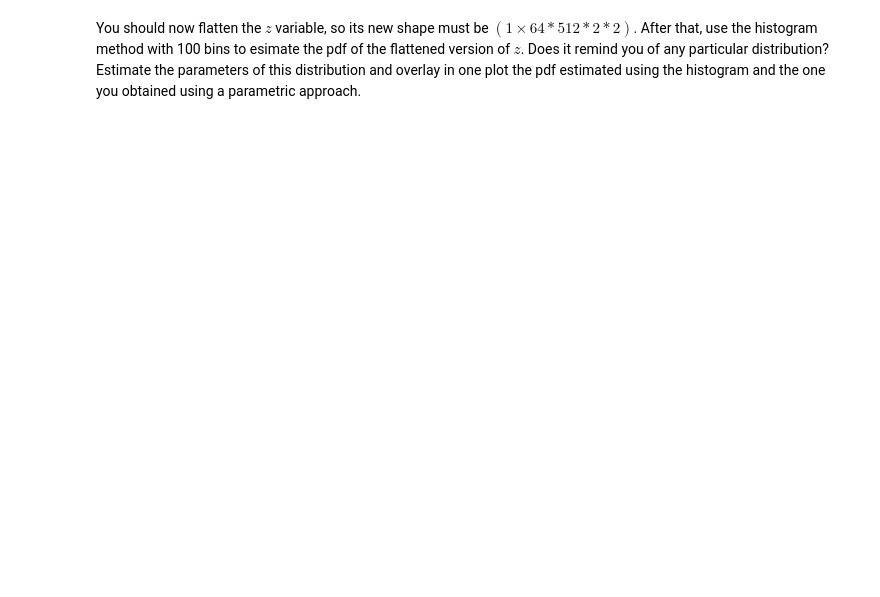
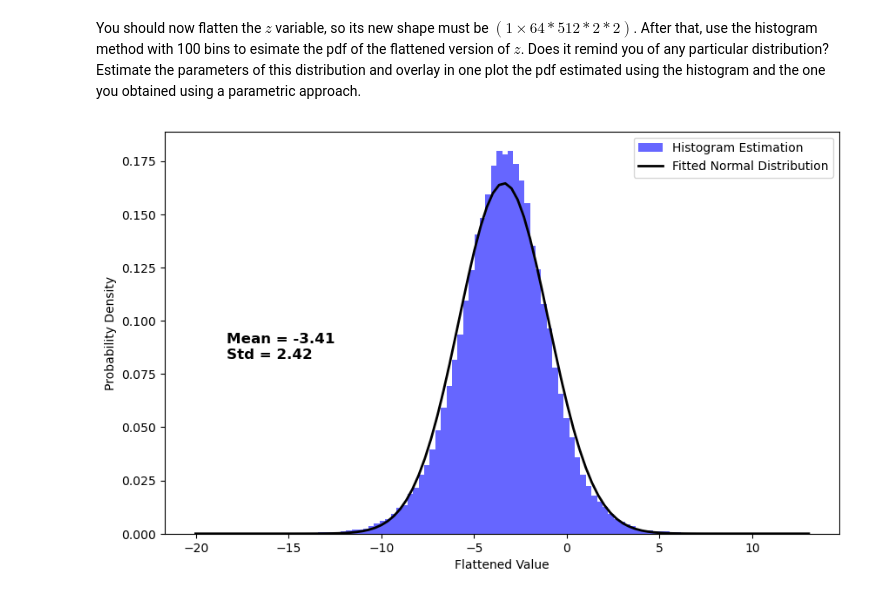
Before and after one commit to pedrovsglima/machine-learning-course, a Jupyter notebook: assignments/assign3/Assignment3.ipynb, the cells around one changed output. Saved outputs shown, nothing was run; the diff lists cells and outputs as text; code cells hidden in the pictures; blank space fills up the shorter version.

```diff
--- a/assignments/assign3/Assignment3.ipynb
+++ b/assignments/assign3/Assignment3.ipynb
@@ -544,0 +687,28 @@ You should now flatten the $z$ variable, so its new shape must be $(1 \times 64*
+# %%
+# TO DO
+z_flat = z.flatten()
+
+# histogram of the flattened tensor with 100 bins
+plt.figure(figsize=(10, 6))
+plt.hist(z_flat, bins=100, density=True, alpha=0.6, color="b", label="Histogram Estimation")
+
+# fitted normal distribution
+mean = np.mean(z_flat)
+std = np.std(z_flat)
+
+xmin, xmax = plt.xlim()
+x = np.linspace(xmin, xmax, 100)
+
+# PDF of the normal distribution
+pdf = (1 / (std * np.sqrt(2 * np.pi))) * np.exp(-0.5 * ((x - mean) / std) ** 2)
+plt.plot(x, pdf, "k", linewidth=2, label="Fitted Normal Distribution")
+
+# show the mean and standard deviation
+plt.text(xmin + 0.05 * (xmax - xmin), 0.5 * max(pdf), f"Mean = {mean:.2f}\nStd = {std:.2f}", fontsize=12, color="black", weight="bold")
+
+plt.xlabel("Flattened Value")
+plt.ylabel("Probability Density")
+plt.legend()
+plt.show()
+# %% [output]
+[figure, added]
```
Also changed, not shown: parts of 19 cells of this notebook.
